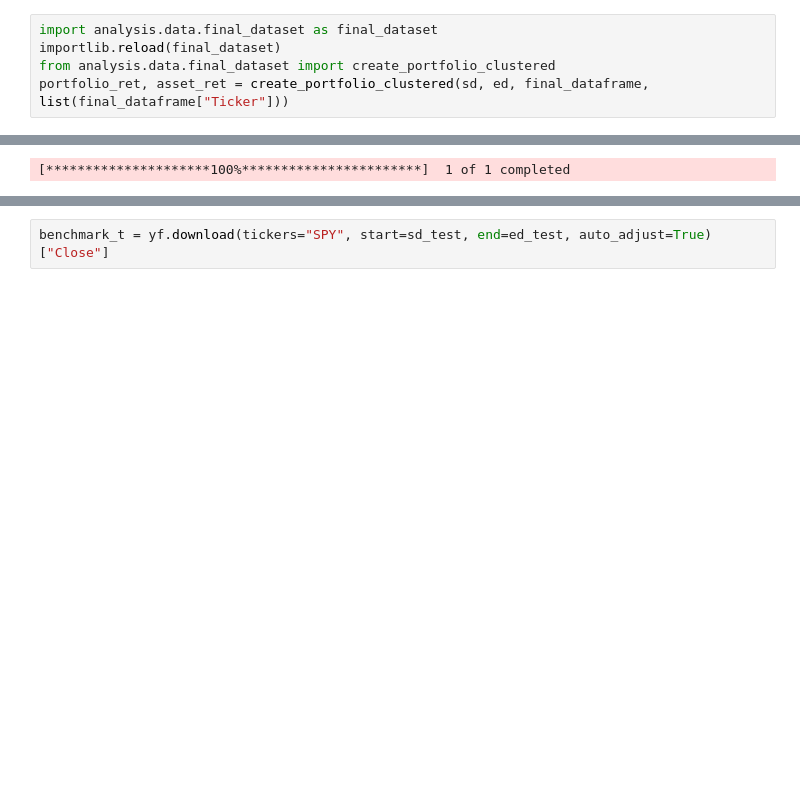
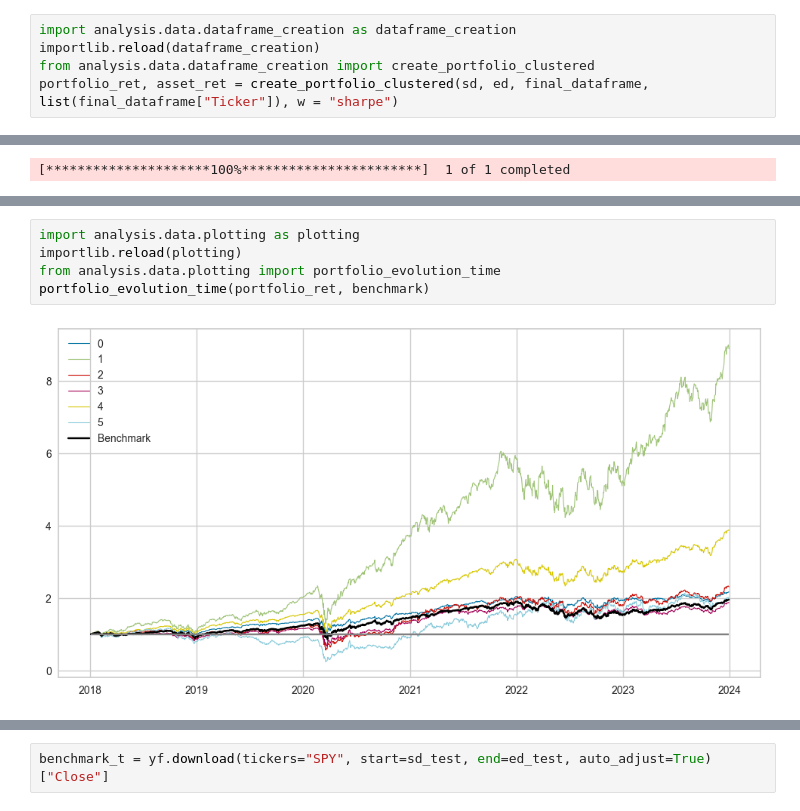
Before and after one commit to mitchchessnoob/portfolio_optimization, a Jupyter notebook: analysis/basic_kmeans.ipynb, the cells around one changed output, grey strips where cells are left out. Cells and saved outputs as stored; diff of their text form; blank space fills up the shorter version.

```diff
--- a/analysis/basic_kmeans.ipynb
+++ b/analysis/basic_kmeans.ipynb
@@ -275,5 +158,5 @@ plt.show()
 # %%
-import analysis.data.final_dataset as final_dataset
-importlib.reload(final_dataset)
-from analysis.data.final_dataset import create_portfolio_clustered
-portfolio_ret, asset_ret = create_portfolio_clustered(sd, ed, final_dataframe, list(final_dataframe["Ticker"]))
+import analysis.data.dataframe_creation as dataframe_creation
+importlib.reload(dataframe_creation)
+from analysis.data.dataframe_creation import create_portfolio_clustered
+portfolio_ret, asset_ret = create_portfolio_clustered(sd, ed, final_dataframe, list(final_dataframe["Ticker"]), w = "sharpe")
@@ -360,0 +171,7 @@ plt.show()
+# %%
+import analysis.data.plotting as plotting
+importlib.reload(plotting)
+from analysis.data.plotting import portfolio_evolution_time
+portfolio_evolution_time(portfolio_ret, benchmark)
+# %% [output]
+[figure, added]
```
Also changed, not shown: parts of 21 cells of this notebook, 6 other files.
